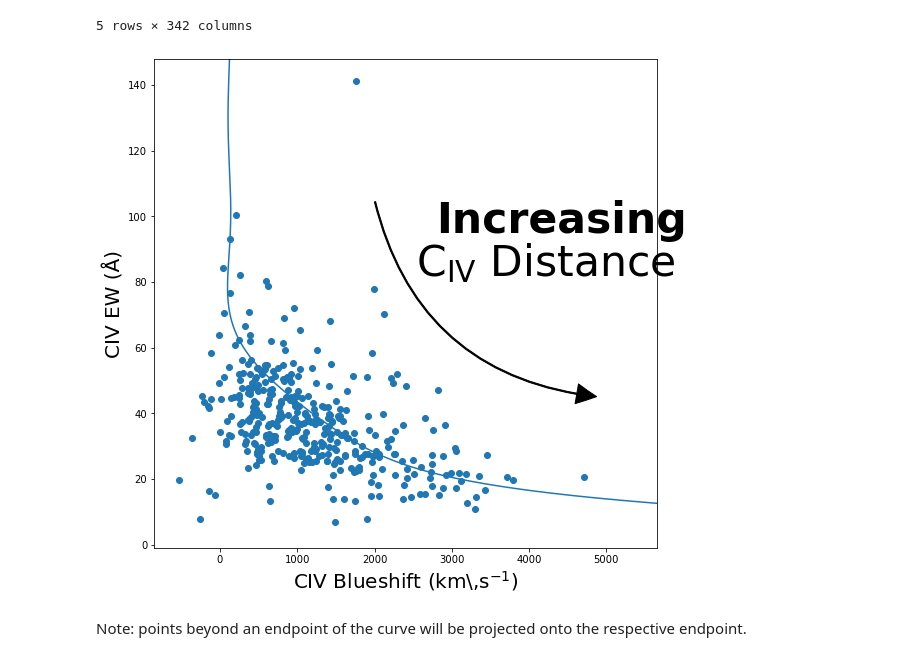
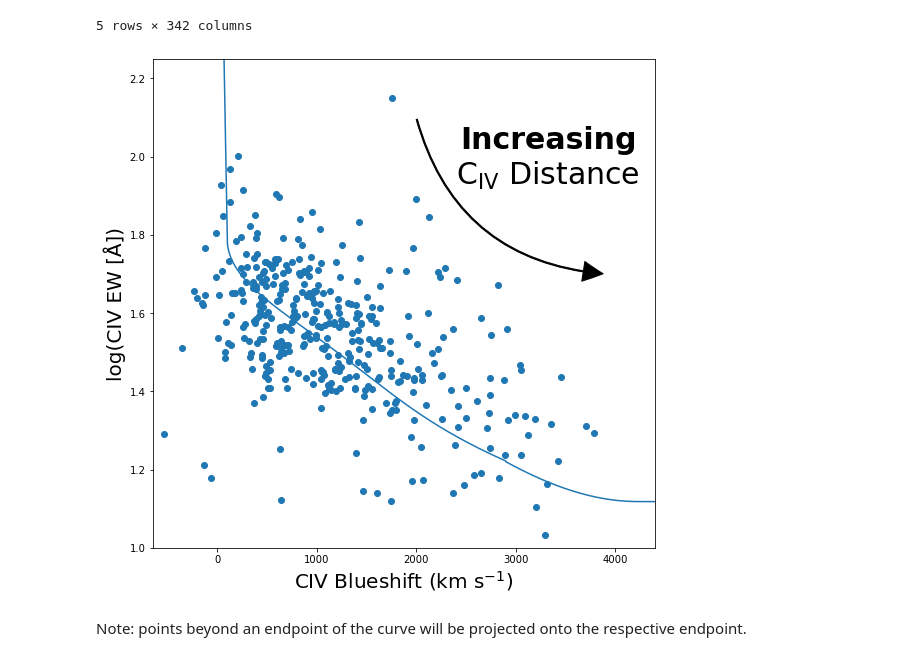
Before and after one commit to RichardsGroup/CIV_Distance, a Jupyter notebook: example.ipynb, the cells around one changed output. Drawn from its saved outputs; the diff is of its cells as text; code cells hidden in the pictures.

Commit message:
Update plots

```diff
--- a/example.ipynb
+++ b/example.ipynb
@@ -80,32 +80,33 @@ dat.iloc[:,10:].head()
 5 rows × 342 columns
 # %%
 ew   = dat[["CIV_EW"]].values.flatten()
+logEW   = np.log10(ew)
 blue = dat[["CIV_blue"]].values.flatten()
 
 #Best-fit line -- this part could be improved
-bestfit = np.load("data/RM_CIV_bestFitLine_noScale.npy")[65000:,:]
+bestfit = np.load("data/bestfit.npy")
 # %%
 fig = plt.figure(figsize=(9,9))
 
 #Visualize increasing CIV distance
 style = "Simple, tail_width=1.25, head_width=20, head_length=20"
 kw = dict(arrowstyle=style, color="k")
-a1 = patches.FancyArrowPatch((2000, 105), (4900, 45),
+a1 = patches.FancyArrowPatch((2000, 2.1), (3900, 1.7),
                              connectionstyle="arc3,rad=.35", **kw)
 plt.gca().add_patch(a1)
-plt.text(x=2800,y=95,s="Increasing", fontsize=42.5, weight='extra bold')
-plt.text(x=2535,y=82,s="C$_\mathrm{IV}$ Distance", fontsize=42.5)
+plt.text(x=2440,y=2.02,s="Increasing", fontsize=30, weight='extra bold')
+plt.text(x=2400,y=1.93,s="C$_\mathrm{IV}$ Distance", fontsize=30)
 
 plt.plot(bestfit[:,0], bestfit[:,1])
-plt.scatter(blue, ew)
-plt.xlabel("CIV Blueshift (km\,s$^{-1}$)", fontsize=20)
-plt.ylabel("CIV EW (Å)", fontsize=20)
-plt.xlim(-850,5650)
-plt.ylim(-1,148)
+plt.scatter(blue, logEW)
+plt.xlabel("CIV Blueshift (km s$^{-1}$)", fontsize=20)
+plt.ylabel("log(CIV EW [Å])", fontsize=20)
+plt.xlim(-650,4400)
+plt.ylim(1,2.25)
 
 plt.show()
 # %% [output]
-[figure, old version]
+[figure, new version]
 # %% [markdown]
 Note: points beyond an endpoint of the curve will be projected onto the respective endpoint.
 # %%
```
Also changed, not shown: parts of 6 cells of this notebook, 3 other files.
